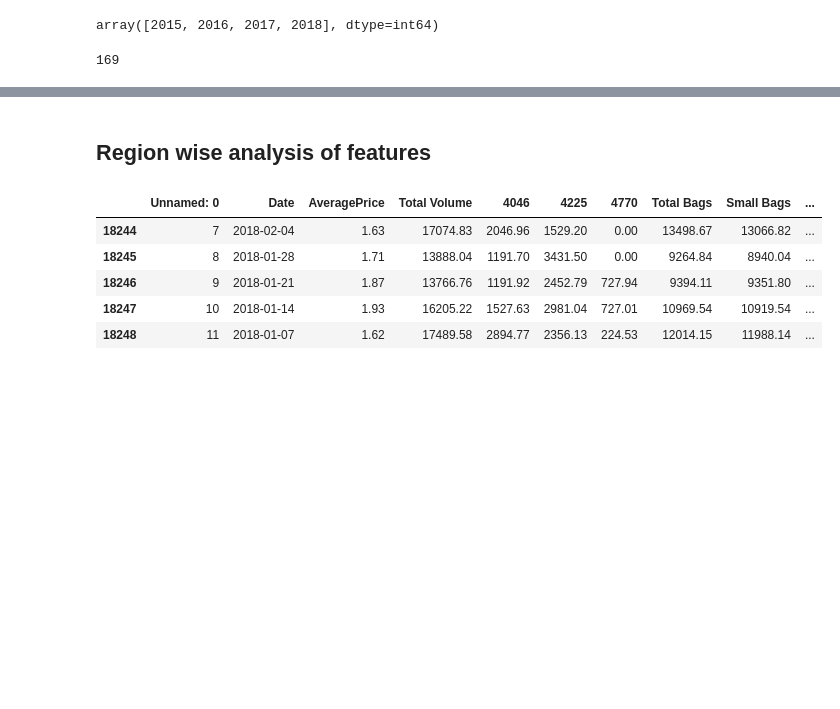
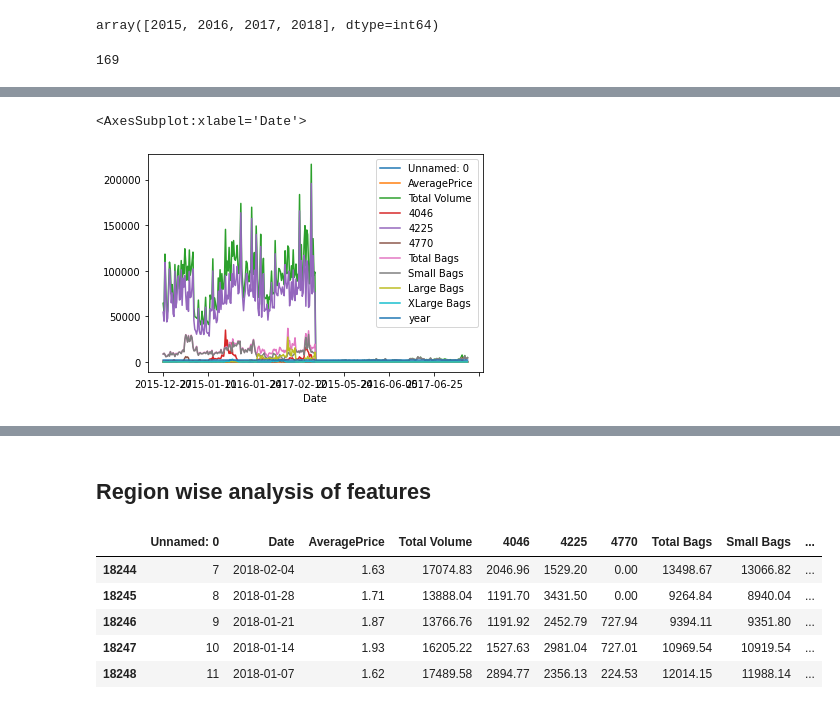
Before and after one commit to DSTeam-Flarminds/Coding-Practice, a Jupyter notebook: Onkar/avocado_data_analysis.ipynb, the cells around one changed output, grey strips where cells are left out. Drawn from its saved outputs; the diff is of its cells as text; code cells hidden in the pictures; blank space fills up the shorter version.

```diff
--- a/Onkar/avocado_data_analysis.ipynb
+++ b/Onkar/avocado_data_analysis.ipynb
@@ -62,0 +72,2 @@ avacado_df.Date.nunique()
+# %%
+albany_df = avacado_df[avacado_df['region']=="Albany"]
@@ -62,0 +83,2 @@ avacado_df.Date.nunique()
+# %%
+albany_df.set_index("Date")
@@ -62,0 +100,2 @@ avacado_df.Date.nunique()
+# %%
+albany_df.set_index("Date", inplace = True)
@@ -62,0 +112,5 @@ avacado_df.Date.nunique()
+# %%
+albany_df.plot()
+# %% [output]
+<AxesSubplot:xlabel='Date'>
+[figure, added]
```
Also changed, not shown: parts of 5 cells of this notebook, 1 other file.
